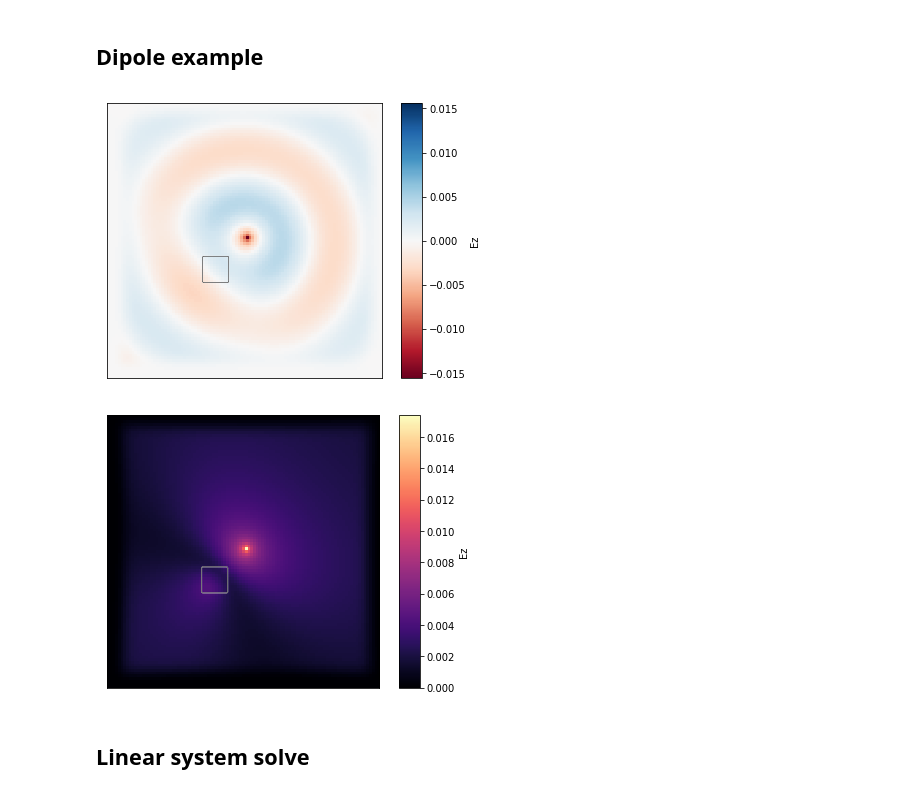
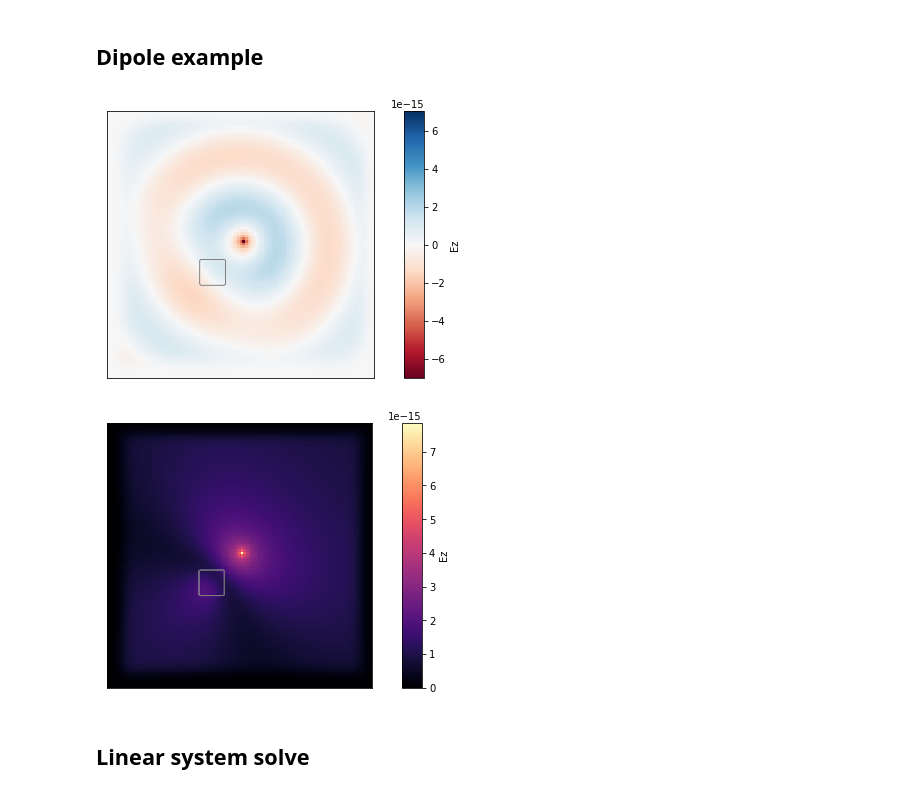
Before and after one commit to fancompute/fdfdpy, a Jupyter notebook: notebooks/Tests.ipynb, the cells around one changed output. Drawn from its saved outputs; the diff is of its cells as text; code cells hidden in the pictures.

```diff
--- a/notebooks/Tests.ipynb
+++ b/notebooks/Tests.ipynb
@@ -16,23 +16,23 @@ import scipy.sparse as sp
 ## Dipole example
 # %%
 omega = 5e14                # angular frequency (2pi)
-dl = 1e-7                   # grid size (m)
+dl = 0.1                   # grid size (m)
 eps_r = np.ones((101,101))  # relative permittivity
 eps_r[35:45,35:45] = 2.5
 NPML = [15, 15]             # number of pml grid points on x and y borders
 pol = 'Ez'                  # polarization (either 'Hz' or 'Ez')
 
 # sets simulation variables, constructs system matrix 'A', stored in 'simulation' object
 simulation = Fdfd(omega,eps_r,dl,NPML,pol)# set source and solve for electromagnetic fields
 b = np.zeros((simulation.Nx,simulation.Ny))
 b[51,51] = 1
 (Hx,Hy,Ez) = simulation.solve_fields(b)
 
 simulation.plt_re(outline=True, cbar=True);
 simulation.plt_abs(outline=True, cbar=True);
 # %% [output]
-[figure, old version]
+[figure, new version]
-[figure, old version]
+[figure, new version]
 # %% [markdown]
 ## Linear system solve
 # %% [markdown]
```
